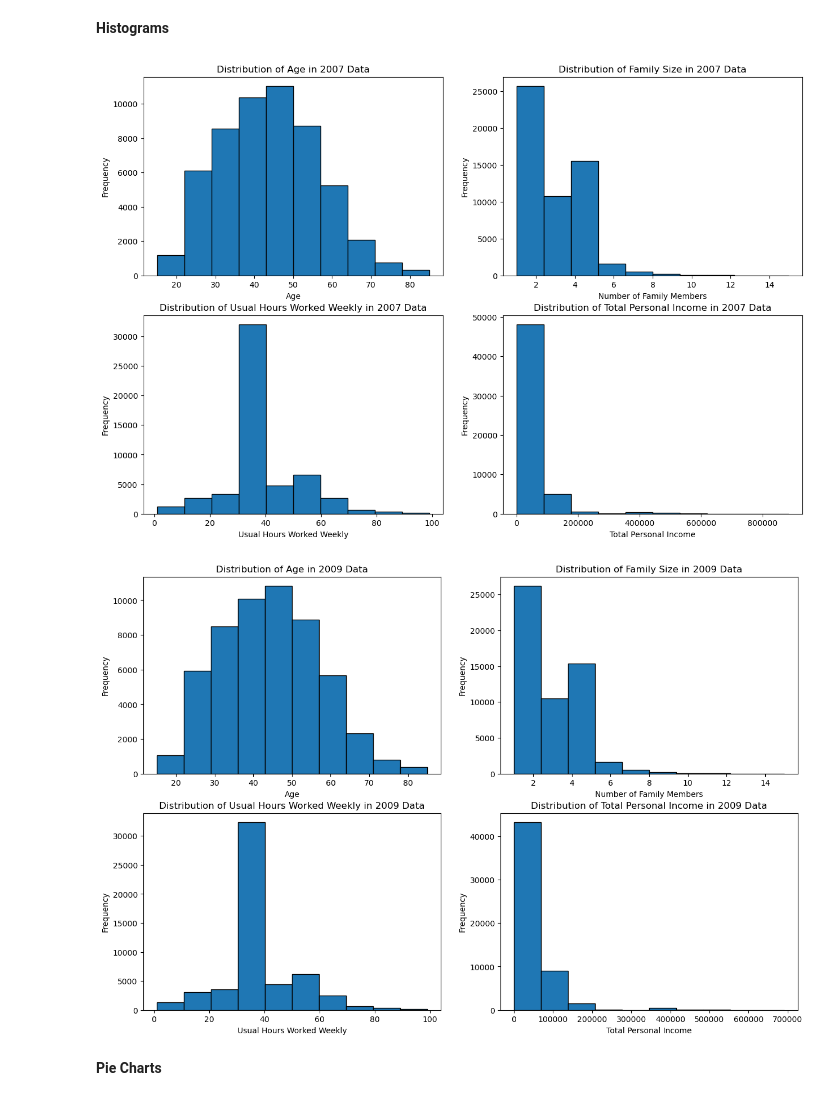
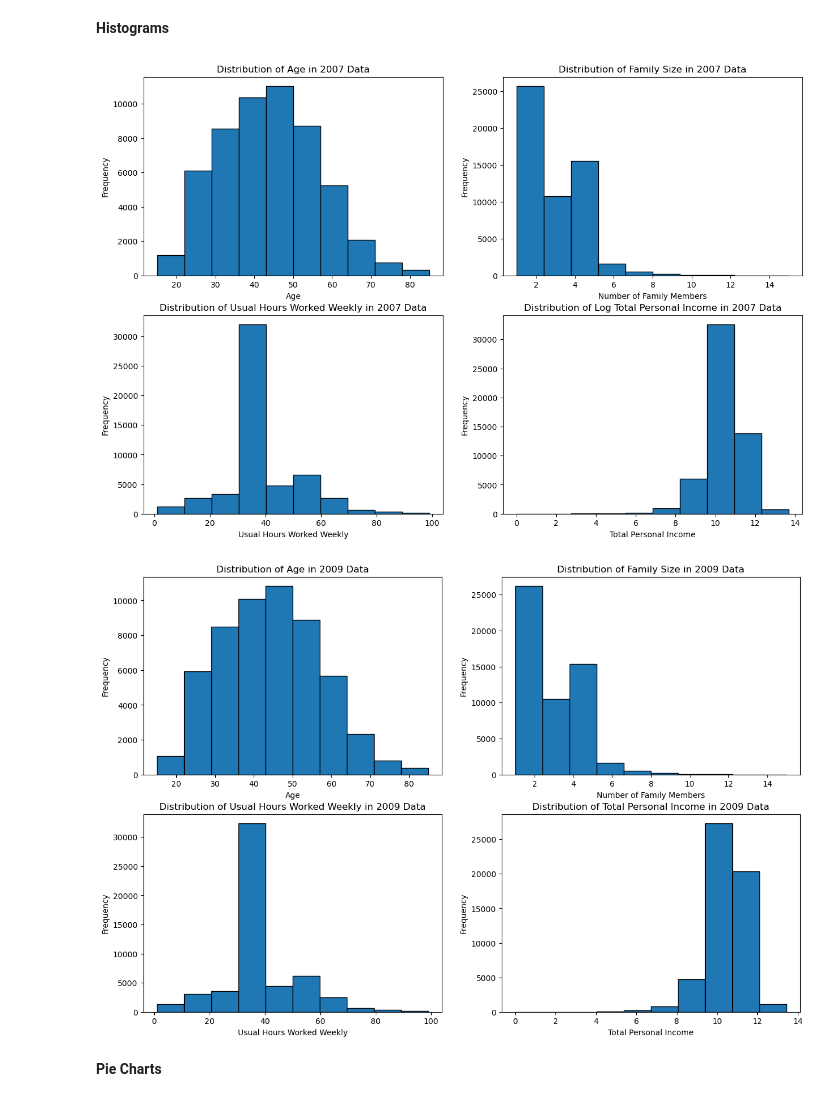
Before and after one commit to jihan-lee01/home-ownership-analysis, a Jupyter notebook: project.ipynb, the cells around one changed output. Saved outputs shown, nothing was run; the diff lists cells and outputs as text; code cells hidden in the pictures.

```diff
--- a/project.ipynb
+++ b/project.ipynb
@@ -95,4 +95,4 @@ from stargazer.stargazer import Stargazer
 from IPython.core.display import HTML
 
 # Import data
-cps = pd.read_csv("/Users/jihan/Desktop/econ-320-lab-project/econ-320-lab-project/data/cps.csv")
+cps = pd.read_csv("data/cps.csv")
@@ -107,6 +121,7 @@ cps['SEX'] = cps['SEX'].replace({2:1, 1:0}) # 0: Male, 1: Female
 cps['RACE'] = cps['RACE'].replace({100:0, 200:1, 300:2, 651:3, 652:3}) # 0: White, 1: Black, 2: American Indian/Aleut/Eskimo, 3: Asian or Pacific Islander, 4: Two or More Races
 cps['RACE'] = cps['RACE'].astype(str)
 cps.loc[cps['RACE'].str.match('8\d{2}'), 'RACE'] = 4
+cps['RACE'] = cps['RACE'].astype(int)
 cps['MARST'] = cps['MARST'].replace({1:0, 2:0, 3:1, 4:1, 5:1, 6:1}) # 0: Married, 1: Single
 cps.drop(cps[cps['UHRSWORKLY'] == 999].index, inplace=True) # Filter out NIU values
 cps = cps[cps['RELATE'] == 101] # Filter out only Head/householder
@@ -238,22 +292,22 @@ fig, ax = plt.subplots(nrows=2, ncols=2, figsize=(15, 10))
 histogram(cps2007['AGE'], 'Distribution of Age in 2007 Data', 'Age', ax[0, 0])
 histogram(cps2007['FAMSIZE'], 'Distribution of Family Size in 2007 Data', 'Number of Family Members', ax[0, 1])
 histogram(cps2007['UHRSWORKLY'], 'Distribution of Usual Hours Worked Weekly in 2007 Data', 'Usual Hours Worked Weekly', ax[1, 0])
-histogram(cps2007['INCTOT'], 'Distribution of Total Personal Income in 2007 Data', 'Total Personal Income', ax[1, 1])
+histogram(cps2007['LOGINCTOT'], 'Distribution of Log Total Personal Income in 2007 Data', 'Total Personal Income', ax[1, 1])
 
 plt.show()
 # %% [output]
-[figure, old version]
+[figure, new version]
 # %%
 fig, ax = plt.subplots(nrows=2, ncols=2, figsize=(15, 10))
 
 histogram(cps2009['AGE'], 'Distribution of Age in 2009 Data', 'Age', ax[0, 0])
 histogram(cps2009['FAMSIZE'], 'Distribution of Family Size in 2009 Data', 'Number of Family Members', ax[0, 1])
 histogram(cps2009['UHRSWORKLY'], 'Distribution of Usual Hours Worked Weekly in 2009 Data', 'Usual Hours Worked Weekly', ax[1, 0])
-histogram(cps2009['INCTOT'], 'Distribution of Total Personal Income in 2009 Data', 'Total Personal Income', ax[1, 1])
+histogram(cps2009['LOGINCTOT'], 'Distribution of Total Personal Income in 2009 Data', 'Total Personal Income', ax[1, 1])
 
 plt.show()
 # %% [output]
-[figure, old version]
+[figure, new version]
 # %% [markdown]
 **Pie Charts**
 # %%
```
Also changed, not shown: parts of 26 cells of this notebook.
